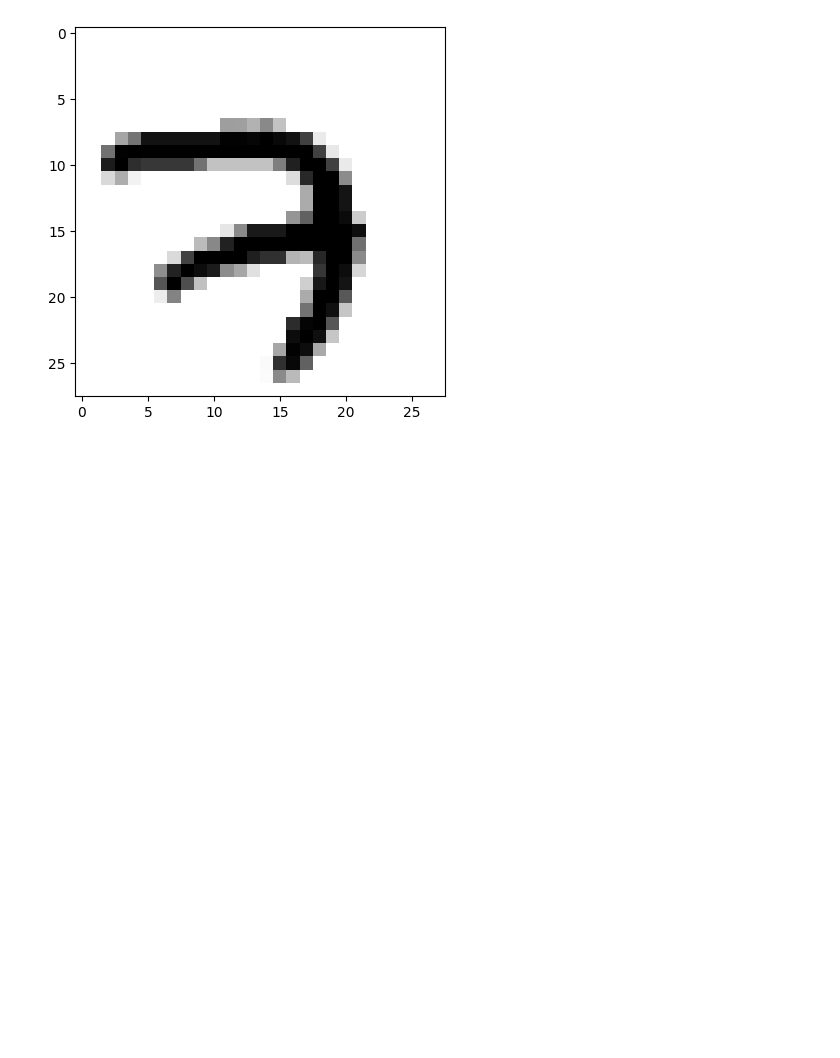
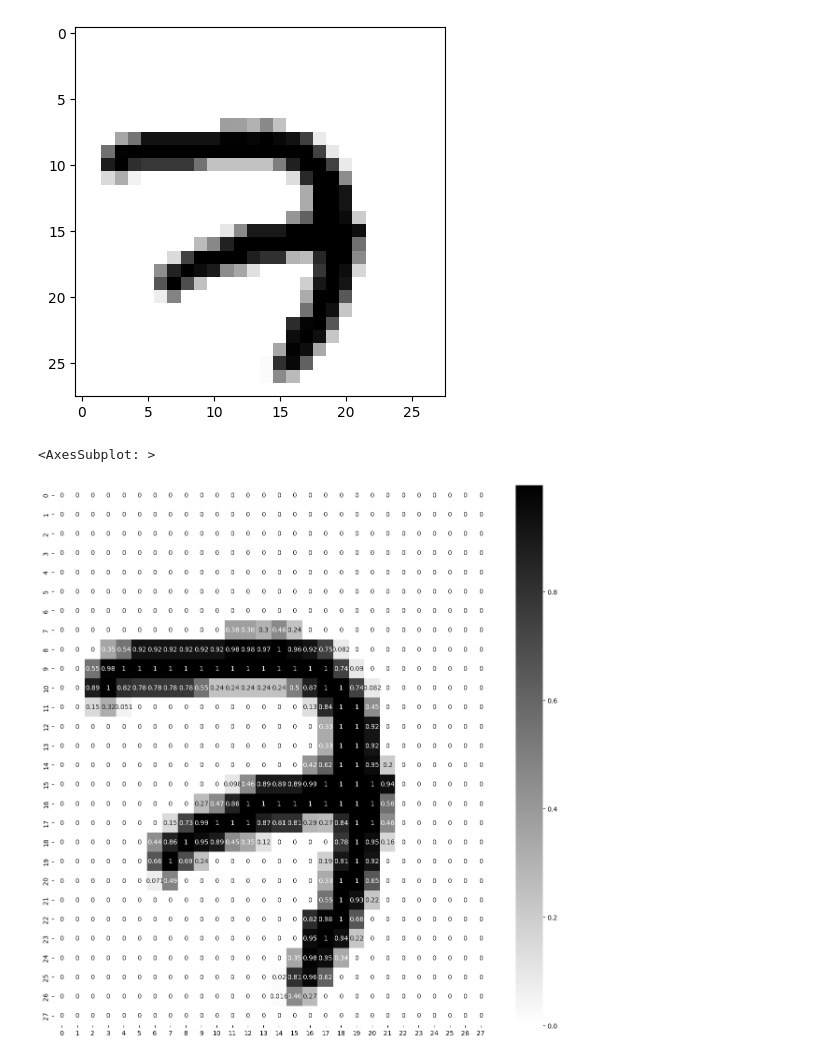
Before and after one commit to RajnishAdhikari/Deep-Learning-and-Neural-Network, a Jupyter notebook: neural_network.ipynb, the cells around one changed output. Drawn from its saved outputs; the diff is of its cells as text; code cells hidden in the pictures; blank space fills up the shorter version.

Commit message:
heatmap image

```diff
--- a/neural_network.ipynb
+++ b/neural_network.ipynb
@@ -126,3 +126,10 @@ plt.imshow(X_train[0], cmap="binary")
 plt.show()
 # %% [output]
 [figure]
+# %%
+# showing the same image in heatmap
+plt.figure(figsize=(15, 15))
+sns.heatmap(X_train[0], annot=True, cmap = "binary")
+# %% [output]
+<AxesSubplot: >
+[figure, added]
```
